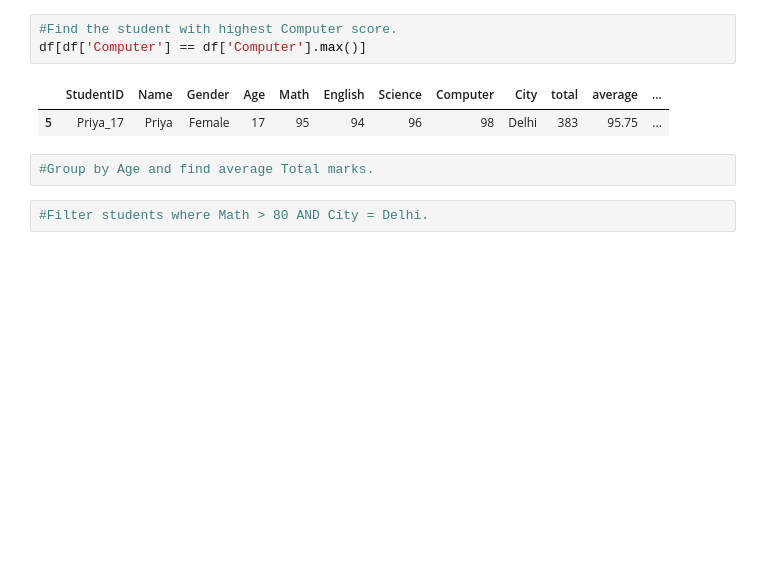
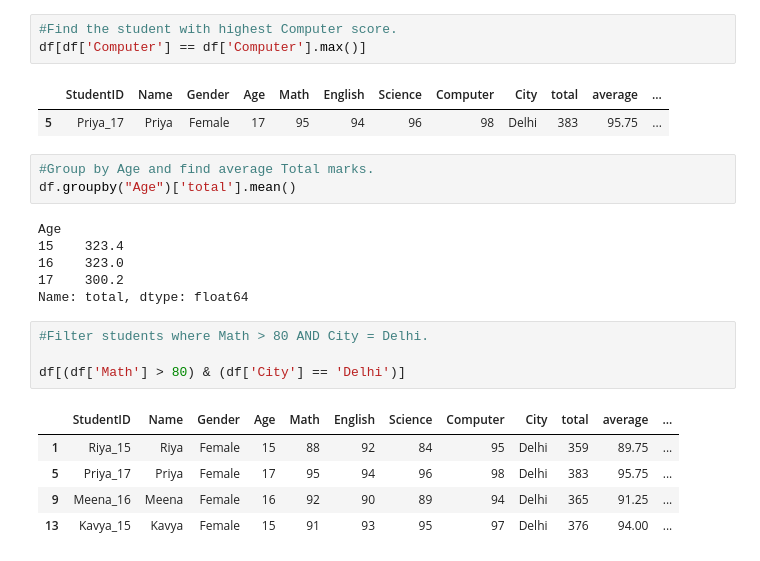
Before and after one commit to Biswajit-Sardar/pandas, a Jupyter notebook: practice.ipynb, the cells around one changed output. Cells and saved outputs as stored; diff of their text form; blank space fills up the shorter version.

```diff
--- a/practice.ipynb
+++ b/practice.ipynb
@@ -519,7 +519,22 @@ df[df['Computer'] == df['Computer'].max()]
 | 5 | Priya_17 | Priya | Female | 17 | 95 | 94 | 96 | 98 | Delhi | 383 | 95.75 | ... |
 # %%
 #Group by Age and find average Total marks.
+df.groupby("Age")['total'].mean()
+# %% [output]
+Age
+15    323.4
+16    323.0
+17    300.2
+Name: total, dtype: float64
 # %%
 #Filter students where Math > 80 AND City = Delhi.
+
+df[(df['Math'] > 80) & (df['City'] == 'Delhi')]
+# %% [output]
+|  | StudentID | Name | Gender | Age | Math | English | Science | Computer | City | total | average | ... |
+| 1 | Riya_15 | Riya | Female | 15 | 88 | 92 | 84 | 95 | Delhi | 359 | 89.75 | ... |
+| 5 | Priya_17 | Priya | Female | 17 | 95 | 94 | 96 | 98 | Delhi | 383 | 95.75 | ... |
+| 9 | Meena_16 | Meena | Female | 16 | 92 | 90 | 89 | 94 | Delhi | 365 | 91.25 | ... |
+| 13 | Kavya_15 | Kavya | Female | 15 | 91 | 93 | 95 | 97 | Delhi | 376 | 94.00 | ... |
 # %%
 #Calculate percentile rank based on Total marks.
```
Also changed, not shown: parts of 5 cells of this notebook.
